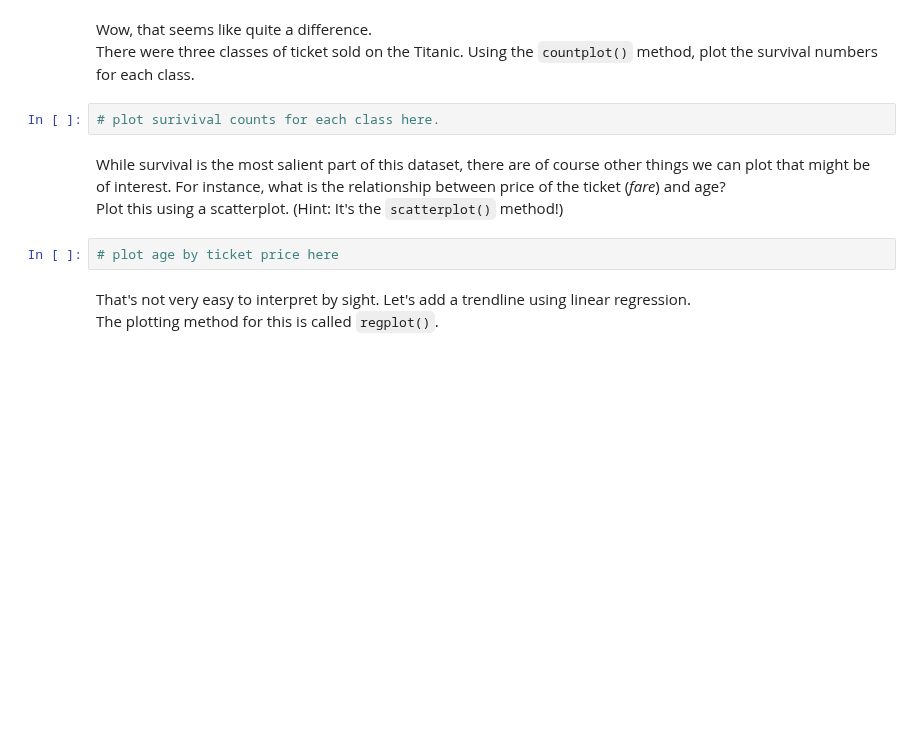
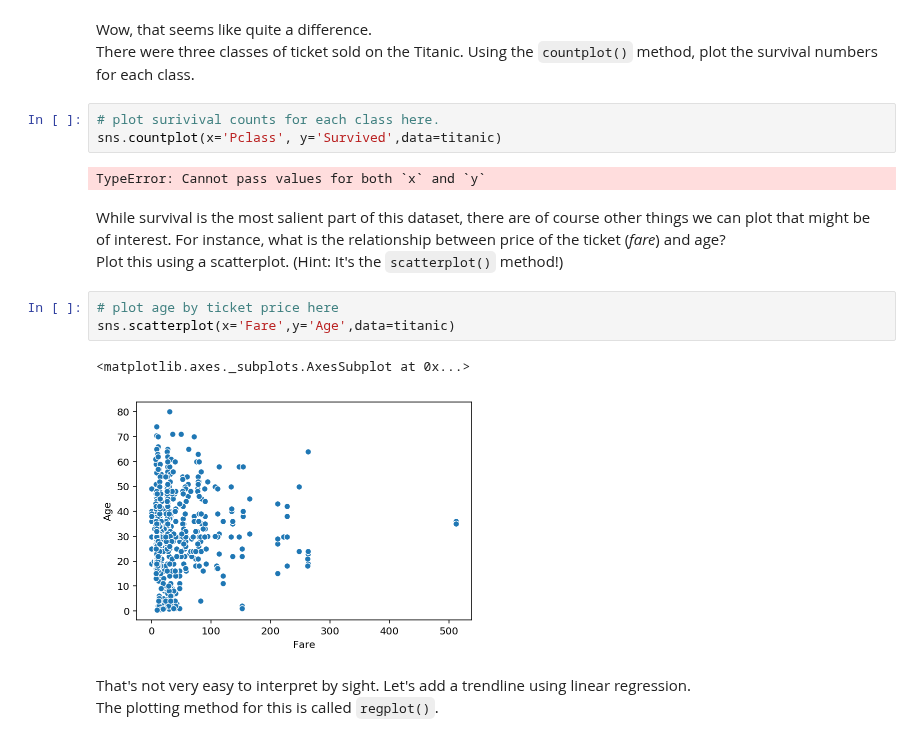
Before and after one commit to mpi-python/mpi-python-intro, a Jupyter notebook: Session4/Session4.ipynb, the cells around one changed output. Cells and saved outputs as stored; diff of their text form; blank space fills up the shorter version.

```diff
--- a/Session4/Session4.ipynb
+++ b/Session4/Session4.ipynb
@@ -249,11 +458,18 @@ Wow, that seems like quite a difference.
 There were three classes of ticket sold on the Titanic. Using the `countplot()` method, plot the survival numbers for each class.
 # %%
 # plot surivival counts for each class here.
+sns.countplot(x='Pclass', y='Survived',data=titanic)
+# %% [output]
+TypeError: Cannot pass values for both `x` and `y`
 # %% [markdown]
 While survival is the most salient part of this dataset, there are of course other things we can plot that might be of interest. For instance, what is the relationship between price of the ticket (_fare_) and age?
 Plot this using a scatterplot. (Hint: It's the `scatterplot()` method!)
 # %%
 # plot age by ticket price here
+sns.scatterplot(x='Fare',y='Age',data=titanic)
+# %% [output]
+<matplotlib.axes._subplots.AxesSubplot at 0x...>
+[figure, added]
 # %% [markdown]
 That's not very easy to interpret by sight. Let's add a trendline using linear regression.
 The plotting method for this is called `regplot()`.
```
Also changed, not shown: parts of 29 cells of this notebook, 2 other files.
